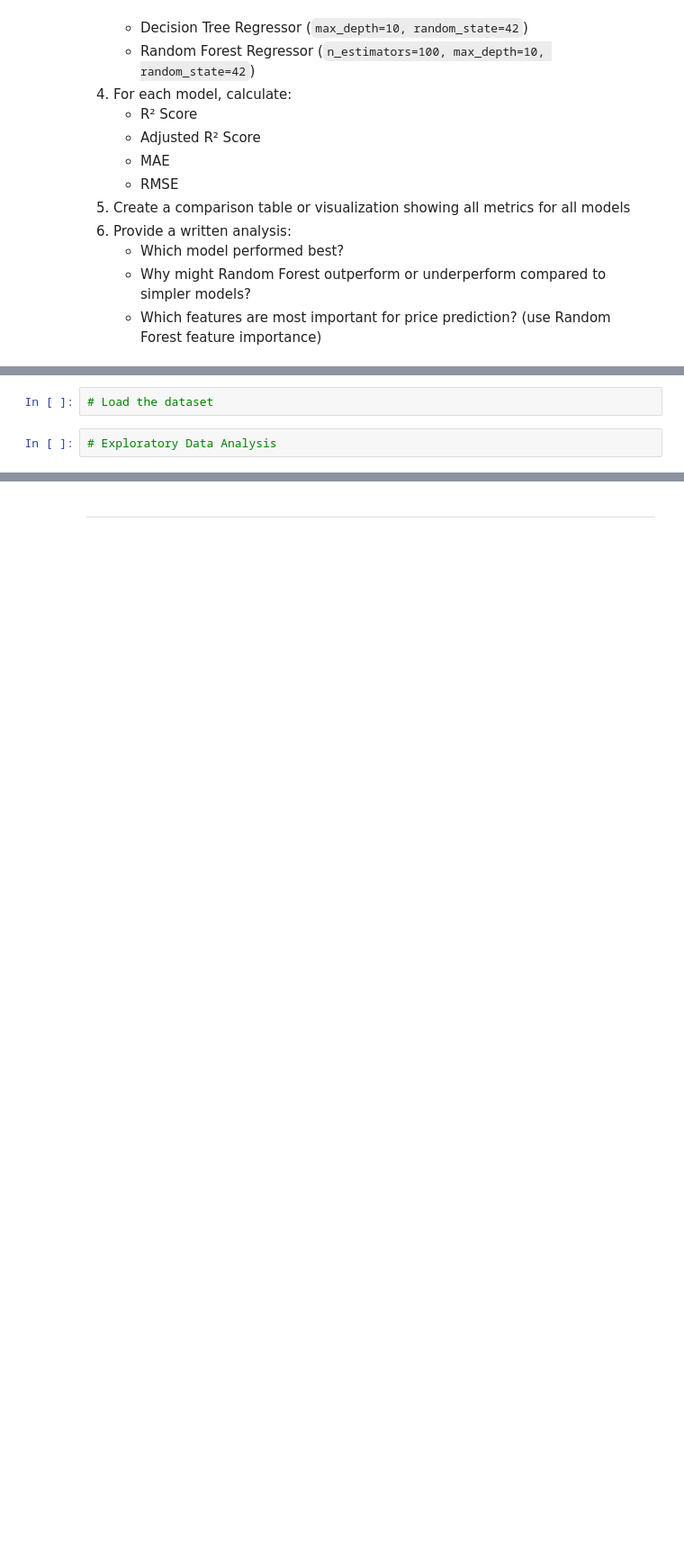
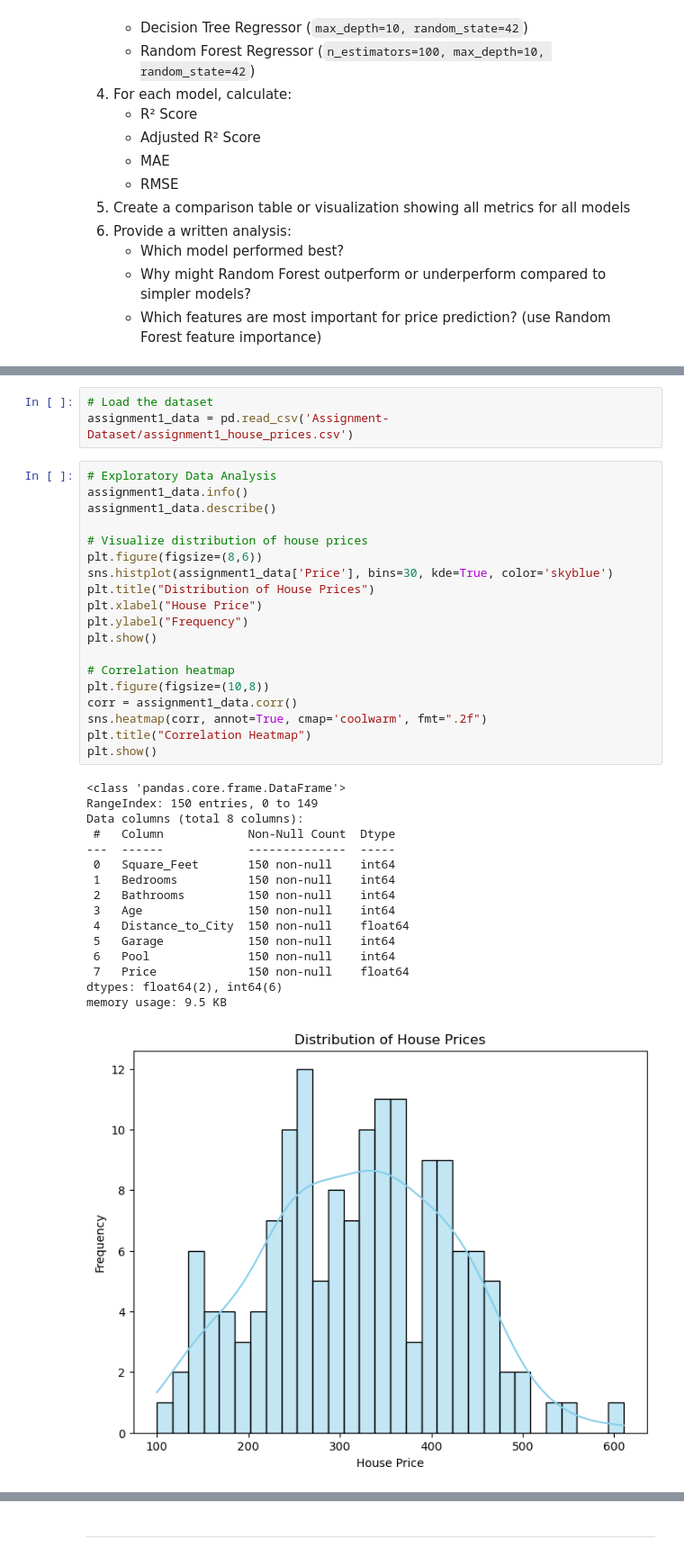
Before and after one commit to Blessing-Ekeh/dataraflow-week16-Regression, a Jupyter notebook: Take Home.ipynb, the cells around one changed output, grey strips where cells are left out. Shown at 90% size. Drawn from its saved outputs; the diff is of its cells as text; blank space fills up the shorter version.

Commit message:
Assignment 1 solution

```diff
--- a/Take Home.ipynb
+++ b/Take Home.ipynb
@@ -392,4 +403,39 @@ These assignments require deeper analysis and comparison of multiple models.
 # %%
 # Load the dataset
+assignment1_data = pd.read_csv('Assignment-Dataset/assignment1_house_prices.csv')
 # %%
 # Exploratory Data Analysis
+assignment1_data.info()
+assignment1_data.describe()
+
+# Visualize distribution of house prices
+plt.figure(figsize=(8,6))
+sns.histplot(assignment1_data['Price'], bins=30, kde=True, color='skyblue')
+plt.title("Distribution of House Prices")
+plt.xlabel("House Price")
+plt.ylabel("Frequency")
+plt.show()
+
+# Correlation heatmap
+plt.figure(figsize=(10,8))
+corr = assignment1_data.corr()
+sns.heatmap(corr, annot=True, cmap='coolwarm', fmt=".2f")
+plt.title("Correlation Heatmap")
+plt.show()
+# %% [output]
+<class 'pandas.core.frame.DataFrame'>
+RangeIndex: 150 entries, 0 to 149
+Data columns (total 8 columns):
+ #   Column            Non-Null Count  Dtype
+---  ------            --------------  -----
+ 0   Square_Feet       150 non-null    int64
+ 1   Bedrooms          150 non-null    int64
+ 2   Bathrooms         150 non-null    int64
+ 3   Age               150 non-null    int64
+ 4   Distance_to_City  150 non-null    float64
+ 5   Garage            150 non-null    int64
+ 6   Pool              150 non-null    int64
+ 7   Price             150 non-null    float64
+dtypes: float64(2), int64(6)
+memory usage: 9.5 KB
+[figure, added]
```
Also changed, not shown: parts of 26 cells of this notebook.
